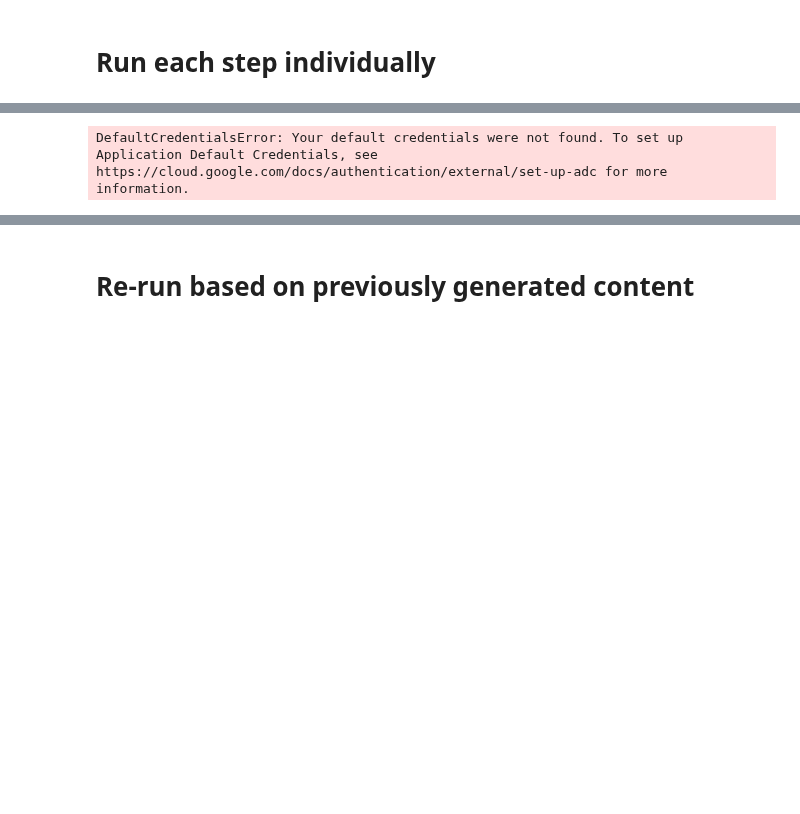
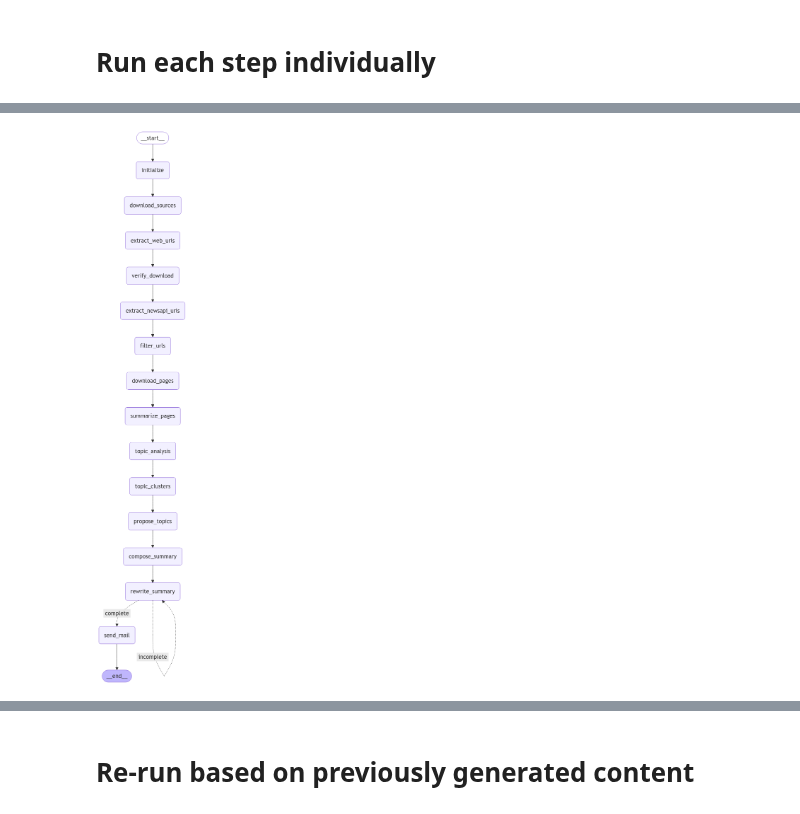
Before and after one commit to druce/AInewsbot, a Jupyter notebook: AInewsbot_langgraph.ipynb, the cells around one changed output, grey strips where cells are left out. Cells and saved outputs as stored; diff of their text form; code cells hidden in the pictures; blank space fills up the shorter version.

```diff
--- a/AInewsbot_langgraph.ipynb
+++ b/AInewsbot_langgraph.ipynb
@@ -503,10 +267,10 @@ display(Markdown(last_state.values["summary"].replace("$","\\\\$")))
 # langgraph runner does other stuff implicitly like checkpoint state in sqlite
 
 before_date = None
-before_date = '2025-02-24 16:00'
-do_download = False
-# ml, mm, mh = 'gpt-4o-mini', 'gpt-4o-2024-11-20', 'o3-mini'
-ml, mm, mh = 'models/gemini-2.0-flash', 'models/gemini-2.0-pro-exp', 'models/gemini-2.0-flash-thinking-exp'
+before_date = '2025-02-26 08:00'
+do_download = True
+ml, mm, mh = 'gpt-4o-mini', 'gpt-4o-2024-11-20', 'o3-mini'
+# ml, mm, mh = 'models/gemini-2.0-flash', 'models/gemini-1.5-pro', 'models/gemini-2.0-flash-thinking-exp'
 state, lg_agent, thread_id = initialize_agent(do_download, before_date, ml, mm, mh)
 
 display(Image(lg_agent.graph.get_graph().draw_mermaid_png()))
@@ -519,3 +279,3 @@ display(Image(lg_agent.graph.get_graph().draw_mermaid_png()))
-DefaultCredentialsError: Your default credentials were not found. To set up Application Default Credentials, see https://cloud.google.com/docs/authentication/external/set-up-adc for more information.
+[figure, added]
 # %%
 state = lg_agent.initialize(state)
```
Also changed, not shown: parts of 25 cells of this notebook, 6 other files.
